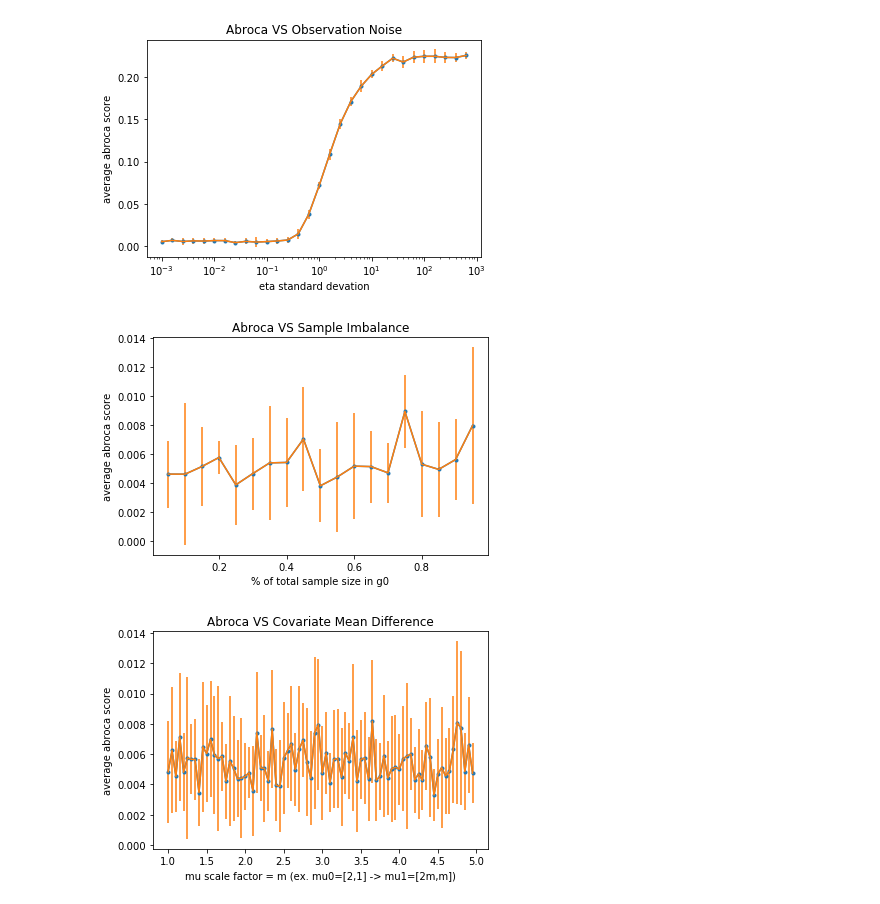
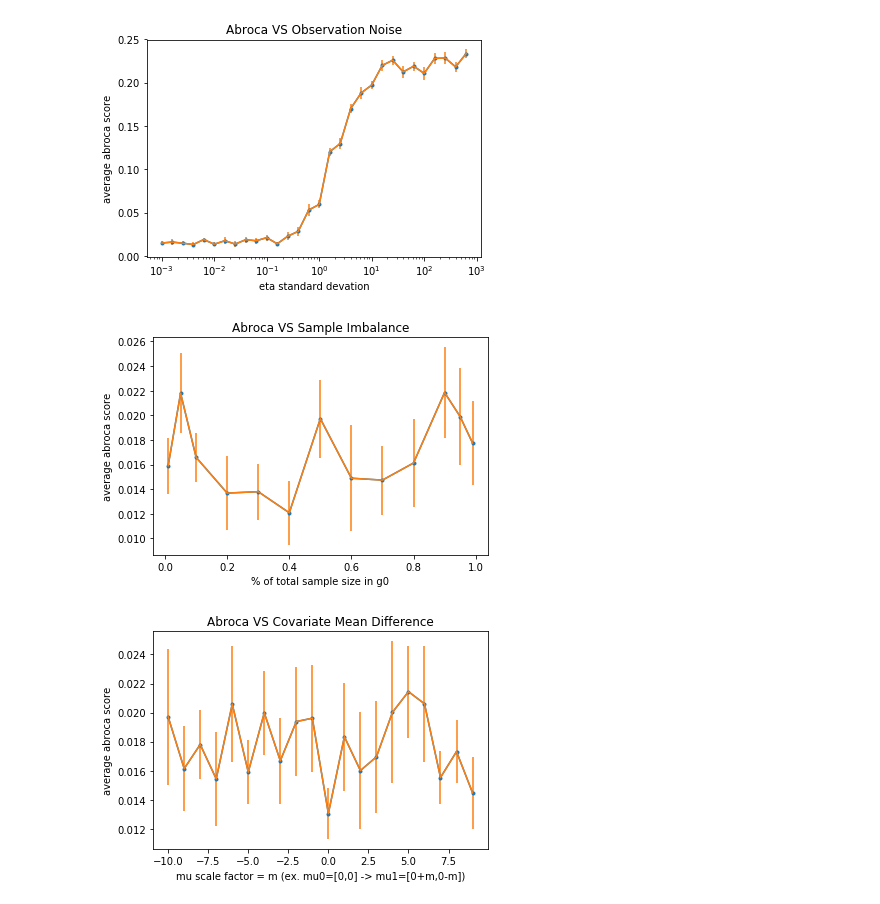
Before and after one commit to 13nat1313/ABROCAproject, a Jupyter notebook: ABROCAproject.ipynb, the cells around one changed output. Cells and saved outputs as stored; diff of their text form; code cells hidden in the pictures.

```diff
--- a/ABROCAproject.ipynb
+++ b/ABROCAproject.ipynb
@@ -22,7 +22,7 @@ warnings.filterwarnings('default')
 import ABROCA
 # %%
 # observation noise vs. ABROCA plot example
-avg_abrocas, eta_sds, errors = ABROCA.ABROCAvs_plot('obs_noise', [10**i for i in np.arange(-3,3,0.2)], s=13, n=[50000,50000])
+avg_abrocas, eta_sds, errors = ABROCA.ABROCAvs_plot('obs_noise', [10**i for i in np.arange(-3,3,0.2)], s=13, n=[5000,5000], r=10)
 plt.xscale('log')
 plt.yscale('linear')
 plt.plot(eta_sds, avg_abrocas, marker='.')
@@ -30,18 +30,14 @@ plt.errorbar(eta_sds, avg_abrocas, yerr=errors)
 plt.xlabel('eta standard devation')
 plt.ylabel('average abroca score')
 plt.title('Abroca VS Observation Noise')
-
-if len(eta_sds) < 10:
-    for i, txt in enumerate(eta_sds):
-        if i == 0:
-            txt = f'e={txt}'
-        plt.annotate(txt, (eta_sds[i], avg_abrocas[i]))
 plt.show()
 # %% [output]
-[figure, old version]
+[figure, new version]
 # %%
 # sample imbalance vs. ABROCA plot example
-avg_abrocas, g0_percent, errors = ABROCA.ABROCAvs_plot('sample_size', np.arange(.05,1.0,.05), s=13, n=[50000,50000])
+a = [.01,.05,.1,.2,.3,.4,.5,.6,.7,.8,.9,.95,.99]
+
+avg_abrocas, g0_percent, errors = ABROCA.ABROCAvs_plot('sample_size', a, s=13, n=[5000,5000], r=10)
 plt.xscale('linear')
 plt.yscale('linear')
 plt.plot(g0_percent, avg_abrocas, marker='.')
@@ -49,31 +45,19 @@ plt.errorbar(g0_percent, avg_abrocas, yerr=errors)
 plt.xlabel('% of total sample size in g0')
 plt.ylabel('average abroca score')
 plt.title('Abroca VS Sample Imbalance')
-
-if len(g0_percent) < 10:
-    for i, txt in enumerate(g0_percent):
-        if i == 0:
-            txt = f'e={txt}'
-        plt.annotate(txt, (g0_percent[i], avg_abrocas[i]))
 plt.show()
 # %% [output]
-[figure, old version]
+[figure, new version]
 # %%
 # covariate mean difference vs. ABROCA plot example
-avg_abrocas, mu_scale, errors = ABROCA.ABROCAvs_plot('cov_means', np.arange(1,5,.05), s=13, n=[50000,50000])
+avg_abrocas, mu_scale, errors = ABROCA.ABROCAvs_plot('cov_means', np.arange(-10,10,1), s=13, n=[5000,5000])
 plt.xscale('linear')
 plt.yscale('linear')
 plt.plot(mu_scale, avg_abrocas, marker='.')
 plt.errorbar(mu_scale, avg_abrocas, yerr=errors)
-plt.xlabel('mu scale factor = m (ex. mu0=[2,1] -> mu1=[2m,m])')
+plt.xlabel('mu scale factor = m (ex. mu0=[0,0] -> mu1=[0+m,0-m])')
 plt.ylabel('average abroca score')
 plt.title('Abroca VS Covariate Mean Difference')
-
-if len(mu_scale) < 10:
-    for i, txt in enumerate(mu_scale):
-        if i == 0:
-            txt = f'e={txt}'
-        plt.annotate(txt, (mu_scale[i], avg_abrocas[i]))
 plt.show()
 # %% [output]
-[figure, old version]
+[figure, new version]
```
Also changed, not shown: parts of 2 cells of this notebook, 8 other files.
